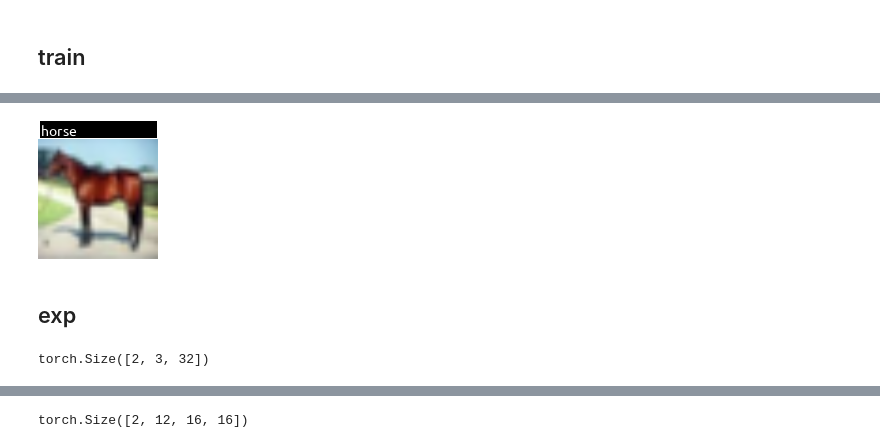
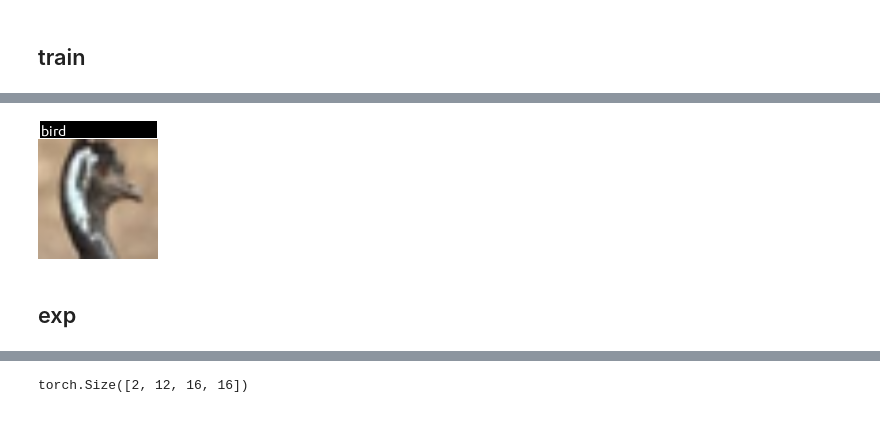
Before and after one commit to ajkdrag/object-detection-impl, a Jupyter notebook: notebooks/exp.ipynb, the cells around one changed output, grey strips where cells are left out. Saved outputs shown, nothing was run; the diff lists cells and outputs as text; code cells hidden in the pictures.

```diff
--- a/notebooks/exp.ipynb
+++ b/notebooks/exp.ipynb
@@ -24,6 +19,6 @@ from object_detection_impl.train import _run
 # %%
 def load_config():
     with initialize(version_base=None, config_path="../configs"):
-        cfg = compose(config_name="config_tv_clf")
+        cfg = compose(config_name="config_tv_clf", return_hydra_config=True)
         print(cfg)
         return cfg
@@ -68,0 +74,2 @@ Validation: |
+# %%
+cfg = load_config()
@@ -79,12 +89,8 @@ torch.Size([32, 3, 140, 120])
 # %%
-to_pil_image(out[9])
+to_pil_image(out[4])
 # %% [output]
-[figure, old version]
+[figure, new version]
 # %% [markdown]
 ## exp
-# %%
-nn.BatchNorm1d(3)(ip).shape
-# %% [output]
-torch.Size([2, 3, 32])
 # %%
 import torch
```
Also changed, not shown: parts of 37 cells of this notebook, 48 other files.
